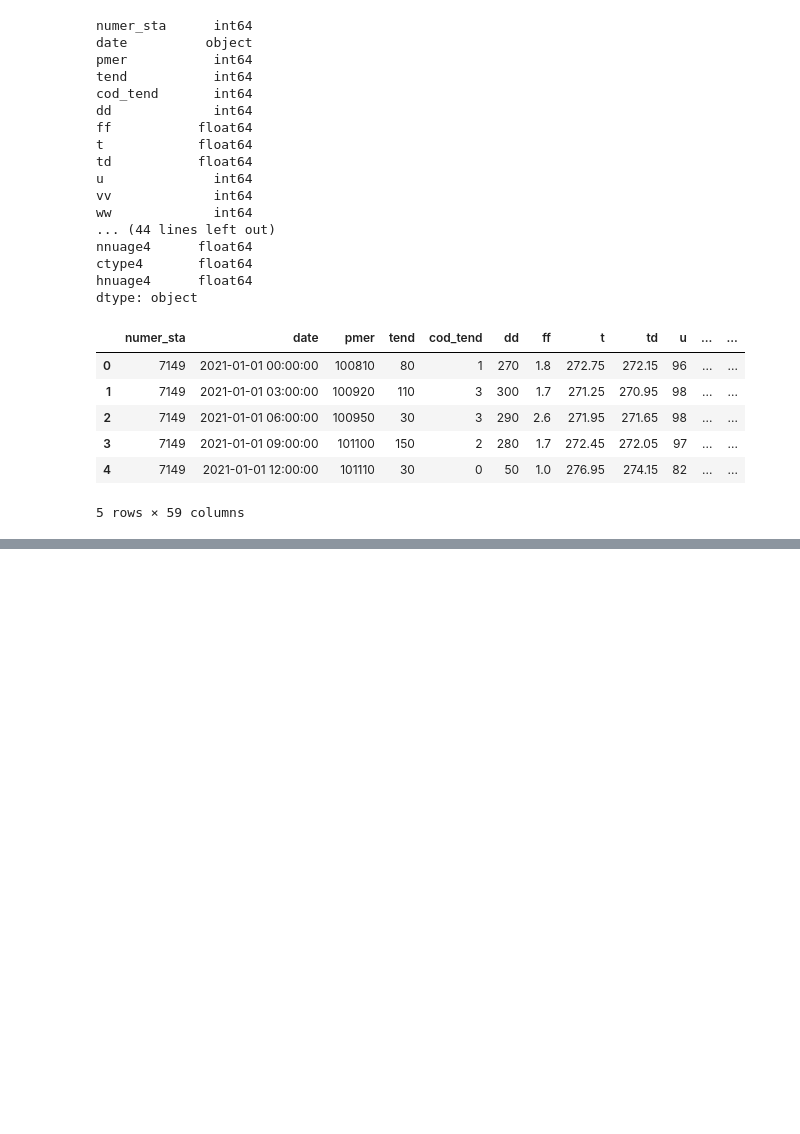
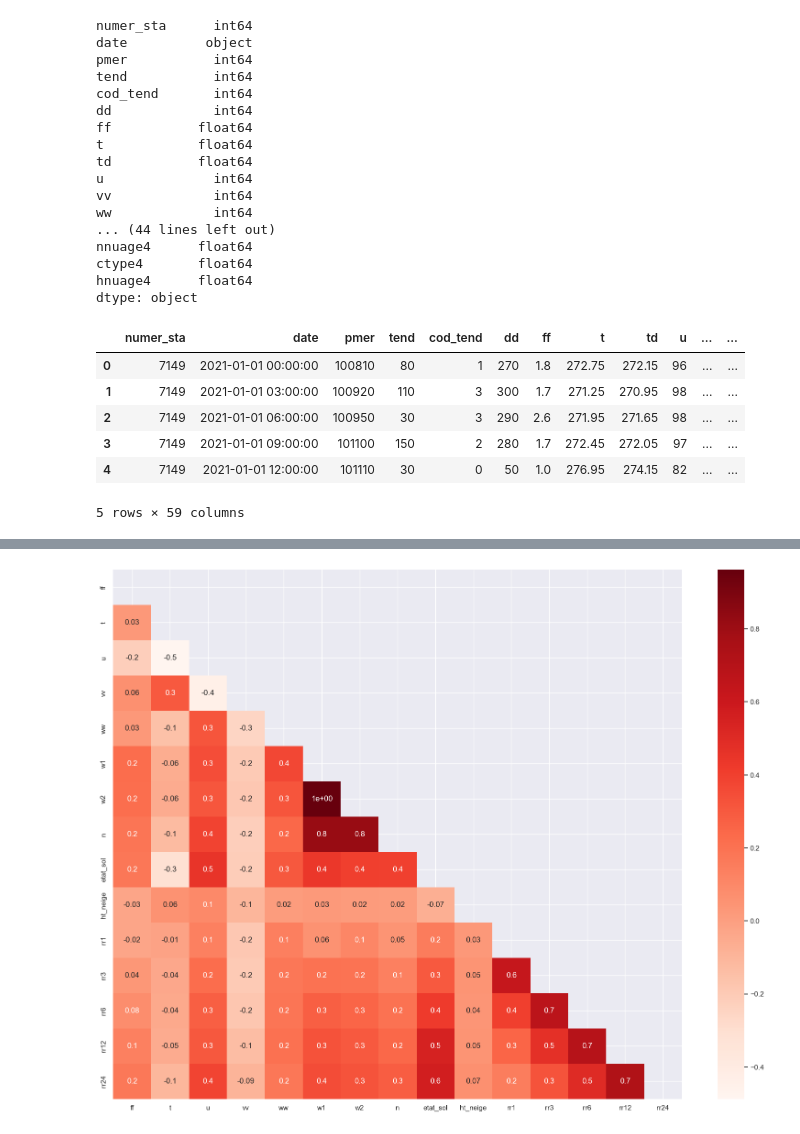
Before and after one commit to rafafvs/python_project, a Jupyter notebook: EDA_external_data.ipynb, the cells around one changed output, grey strips where cells are left out. Saved outputs shown, nothing was run; the diff lists cells and outputs as text; code cells hidden in the pictures; blank space fills up the shorter version.

Commit message:
added correlation analysis for weather feature selection, changed interpolation to time method

```diff
--- a/EDA_external_data.ipynb
+++ b/EDA_external_data.ipynb
@@ -166,0 +89,22 @@ Index(['ID_OMM_station', 'date', 'Pression_au_niveau_mer',
+# %%
+selected_weather_features = [
+    "ff",  #: "Vitesse_du_vent_moyen_10mn",
+    "t",  #: "Température_K",
+    "u",  #: "humidity",
+    "vv",  #: "visibility_h",
+    "ww",  #: "Temps_présent",
+    "w1",  #: "Temps_passé_1",
+    "w2",  #: "Temps_passé_2",
+    "n",  #: "Nebulosité_totale",
+    "etat_sol",  #: "État_du_sol",
+    "ht_neige",  #: "Hauteur_totale_neige",
+    "rr1",  #: "Précipitations_1h",
+    "rr3",  #: "Précipitations_3h",
+    "rr6",  #: "Précipitations_6h",
+    "rr12",  #: "Précipitations_12h",
+    "rr24",  #: "Précipitations_24h",
+]
+# %%
+# Selecting the numerical columns with the np.number type
+df_numerical = external_data[selected_weather_features].select_dtypes(include=np.number)
+df_numerical.head()
@@ -166,0 +118,10 @@ Index(['ID_OMM_station', 'date', 'Pression_au_niveau_mer',
+# %%
+def cor_heatmap(cor):
+    """This function plots the correlation between variables"""
+    plt.figure(figsize=(20, 15))
+    sns.heatmap(data=cor, annot=True, cmap=plt.cm.Reds, fmt=".1", mask=np.triu(cor))
+    plt.show()
+
+
+cor_spearman = df_numerical.corr(method="spearman")
+cor_spearman
@@ -166,0 +145,4 @@ Index(['ID_OMM_station', 'date', 'Pression_au_niveau_mer',
+# %%
+cor_heatmap(cor_spearman)
+# %% [output]
+[figure, added]
```
Also changed, not shown: parts of 8 cells of this notebook, 1 other file.
